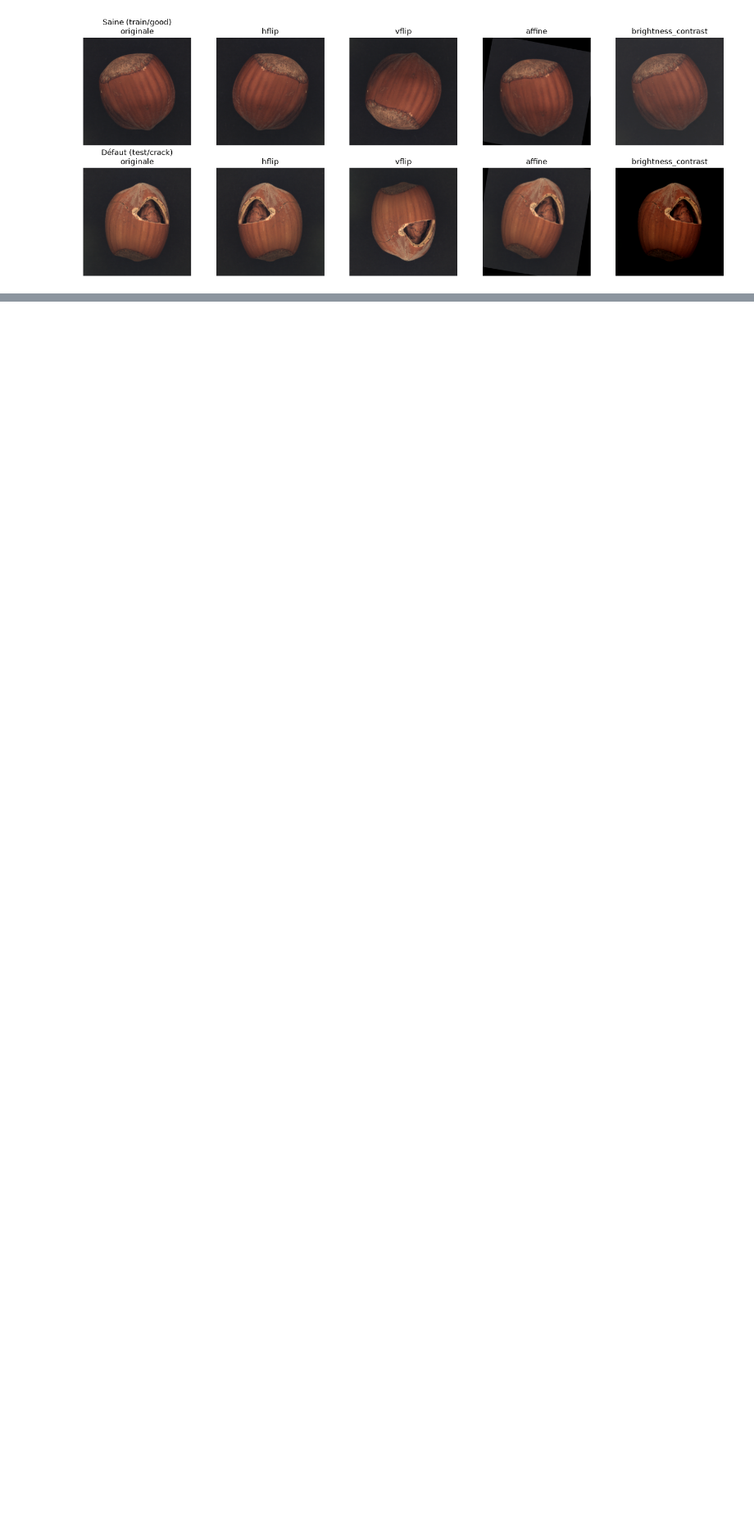
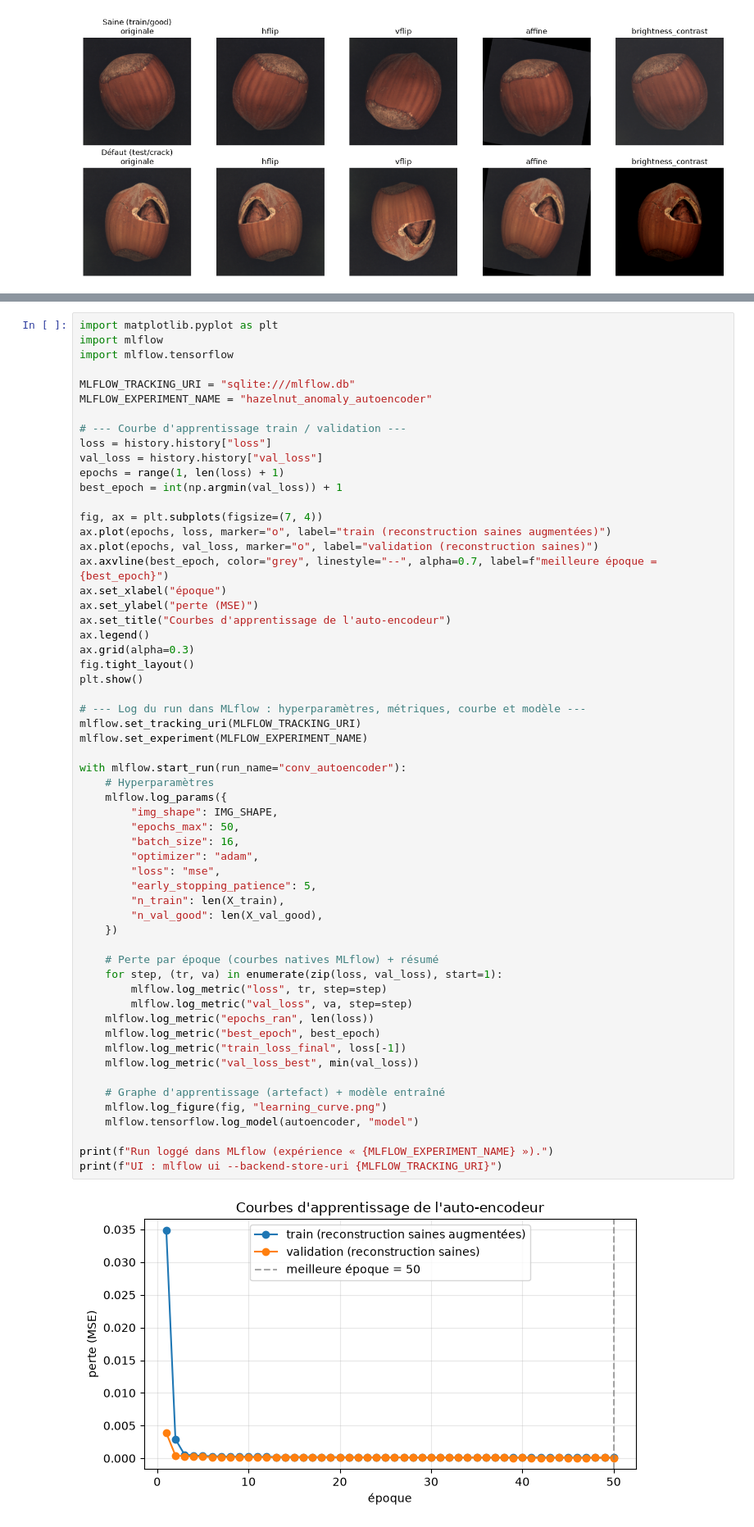
Before and after one commit to aurelien-V03/incidents-indus-ia, a Jupyter notebook: nuts_deep_lurning.ipynb, the cells around one changed output, grey strips where cells are left out. Shown at 82% size. Cells and saved outputs as stored; diff of their text form; blank space fills up the shorter version.

Commit message:
add autoencoder

```diff
--- a/nuts_deep_lurning.ipynb
+++ b/nuts_deep_lurning.ipynb
@@ -283,0 +403,60 @@ plt.show()
+# %%
+import matplotlib.pyplot as plt
+import mlflow
+import mlflow.tensorflow
+
+MLFLOW_TRACKING_URI = "sqlite:///mlflow.db"
+MLFLOW_EXPERIMENT_NAME = "hazelnut_anomaly_autoencoder"
+
+# --- Courbe d'apprentissage train / validation ---
+loss = history.history["loss"]
+val_loss = history.history["val_loss"]
+epochs = range(1, len(loss) + 1)
+best_epoch = int(np.argmin(val_loss)) + 1
+
+fig, ax = plt.subplots(figsize=(7, 4))
+ax.plot(epochs, loss, marker="o", label="train (reconstruction saines augmentées)")
+ax.plot(epochs, val_loss, marker="o", label="validation (reconstruction saines)")
+ax.axvline(best_epoch, color="grey", linestyle="--", alpha=0.7, label=f"meilleure époque = {best_epoch}")
+ax.set_xlabel("époque")
+ax.set_ylabel("perte (MSE)")
+ax.set_title("Courbes d'apprentissage de l'auto-encodeur")
+ax.legend()
+ax.grid(alpha=0.3)
+fig.tight_layout()
+plt.show()
+
+# --- Log du run dans MLflow : hyperparamètres, métriques, courbe et modèle ---
+mlflow.set_tracking_uri(MLFLOW_TRACKING_URI)
+mlflow.set_experiment(MLFLOW_EXPERIMENT_NAME)
+
+with mlflow.start_run(run_name="conv_autoencoder"):
+    # Hyperparamètres
+    mlflow.log_params({
+        "img_shape": IMG_SHAPE,
+        "epochs_max": 50,
+        "batch_size": 16,
+        "optimizer": "adam",
+        "loss": "mse",
+        "early_stopping_patience": 5,
+        "n_train": len(X_train),
+        "n_val_good": len(X_val_good),
+    })
+
+    # Perte par époque (courbes natives MLflow) + résumé
+    for step, (tr, va) in enumerate(zip(loss, val_loss), start=1):
+        mlflow.log_metric("loss", tr, step=step)
+        mlflow.log_metric("val_loss", va, step=step)
+    mlflow.log_metric("epochs_ran", len(loss))
+    mlflow.log_metric("best_epoch", best_epoch)
+    mlflow.log_metric("train_loss_final", loss[-1])
+    mlflow.log_metric("val_loss_best", min(val_loss))
+
+    # Graphe d'apprentissage (artefact) + modèle entraîné
+    mlflow.log_figure(fig, "learning_curve.png")
+    mlflow.tensorflow.log_model(autoencoder, "model")
+
+print(f"Run loggé dans MLflow (expérience « {MLFLOW_EXPERIMENT_NAME} »).")
+print(f"UI : mlflow ui --backend-store-uri {MLFLOW_TRACKING_URI}")
+# %% [output]
+[figure, added]
```
Also changed, not shown: parts of 6 cells of this notebook, 1 other file.
